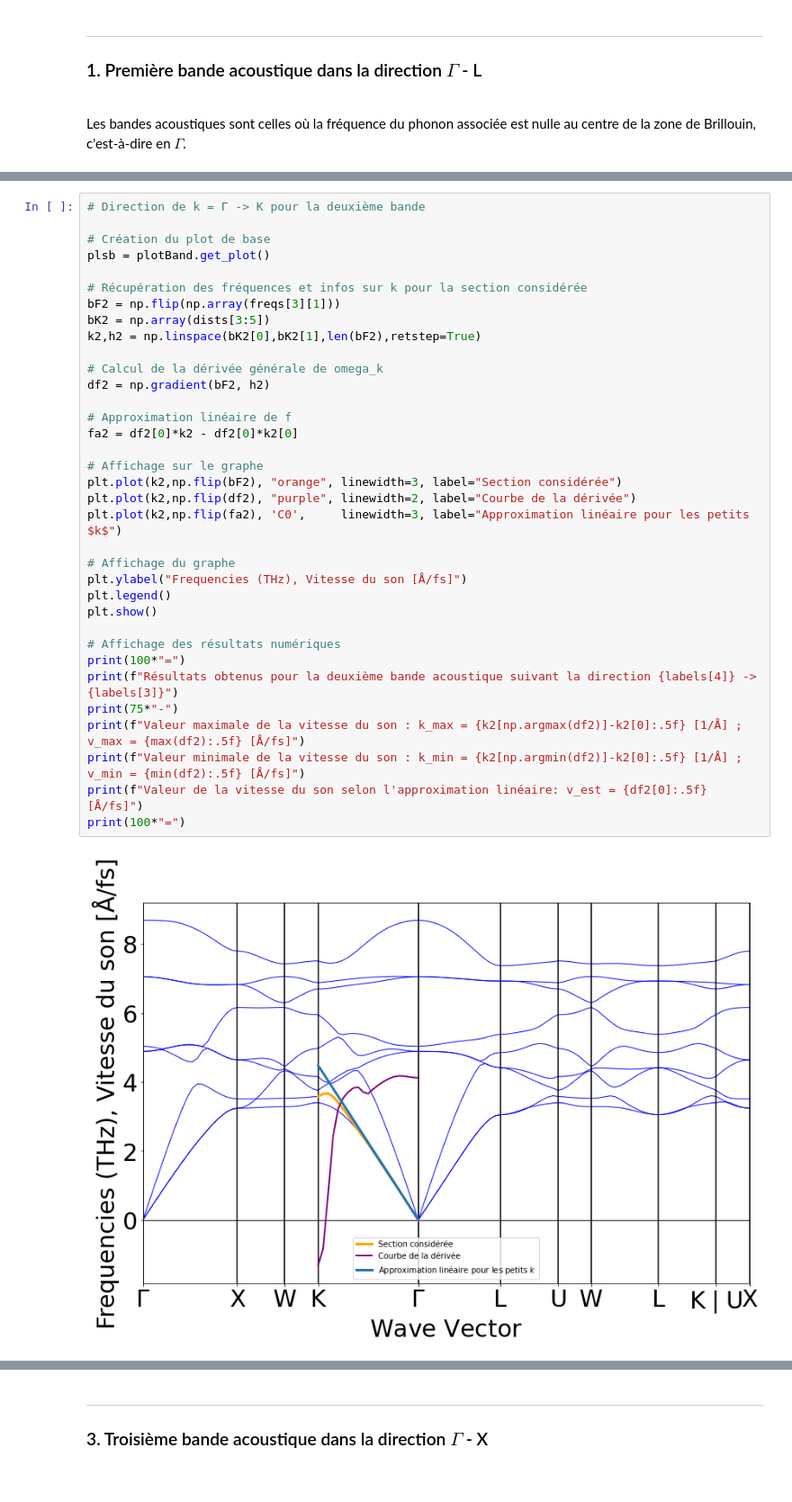
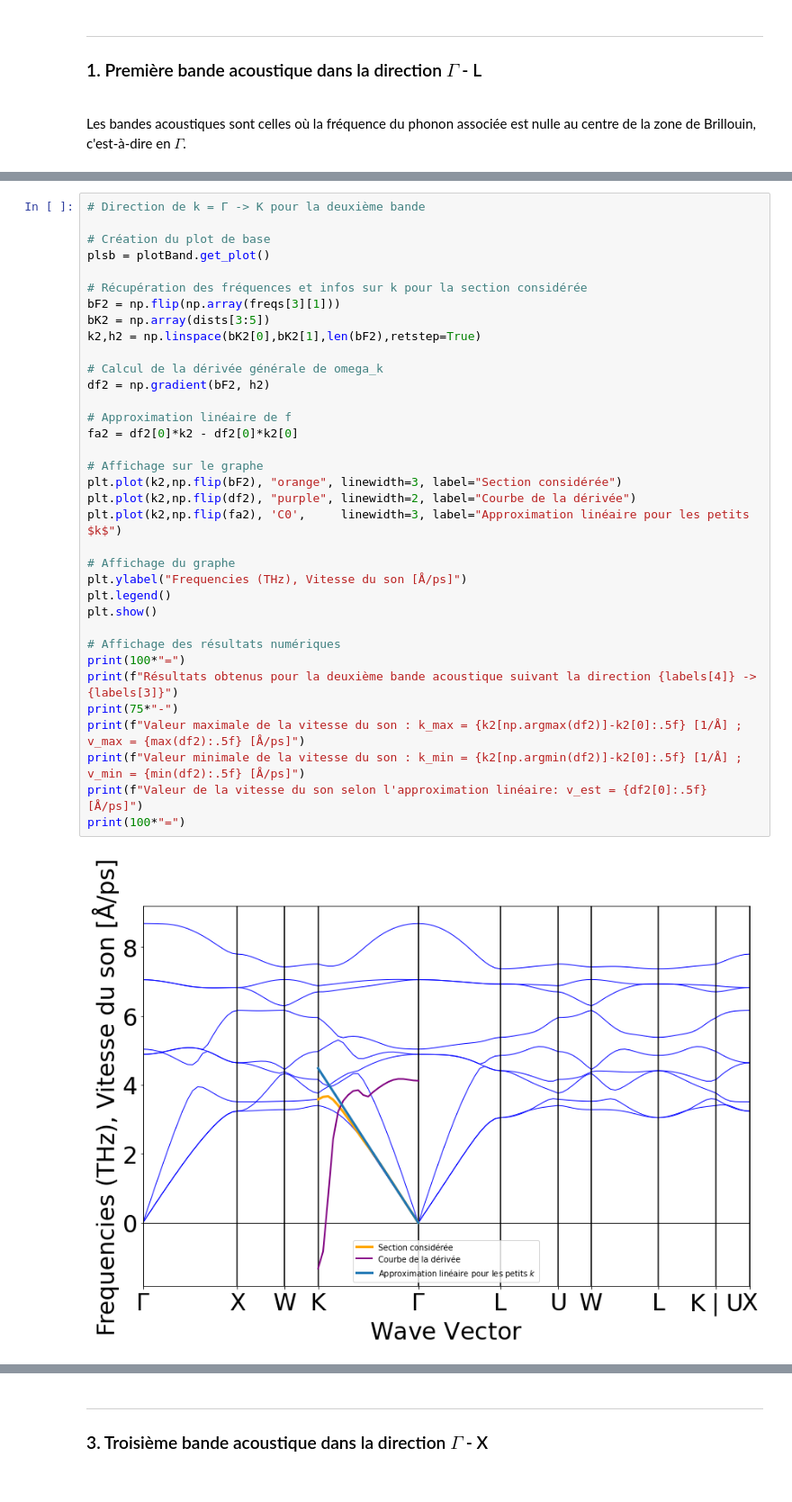
Before and after one commit to StevenGuyCap/lmapr1492, a Jupyter notebook: ph_bands.ipynb, the cells around one changed output, grey strips where cells are left out. Shown at 90% size. Cells and saved outputs as stored; diff of their text form.

```diff
--- a/ph_bands.ipynb
+++ b/ph_bands.ipynb
@@ -128,38 +130,38 @@ Valeur de la vitesse du son selon l'approximation linéaire : v_est = 4.00170 [
 
 # Création du plot de base
 plsb = plotBand.get_plot()
 
 # Récupération des fréquences et infos sur k pour la section considérée
 bF2 = np.flip(np.array(freqs[3][1]))
 bK2 = np.array(dists[3:5])
 k2,h2 = np.linspace(bK2[0],bK2[1],len(bF2),retstep=True)
 
 # Calcul de la dérivée générale de omega_k
 df2 = np.gradient(bF2, h2)
 
 # Approximation linéaire de f
 fa2 = df2[0]*k2 - df2[0]*k2[0]
 
 # Affichage sur le graphe
 plt.plot(k2,np.flip(bF2), "orange", linewidth=3, label="Section considérée")
 plt.plot(k2,np.flip(df2), "purple", linewidth=2, label="Courbe de la dérivée")
 plt.plot(k2,np.flip(fa2), 'C0',     linewidth=3, label="Approximation linéaire pour les petits $k$")
 
 # Affichage du graphe
-plt.ylabel("Frequencies (THz), Vitesse du son [Å/fs]")
+plt.ylabel("Frequencies (THz), Vitesse du son [Å/ps]")
 plt.legend()
 plt.show()
 
 # Affichage des résultats numériques
 print(100*"=")
 print(f"Résultats obtenus pour la deuxième bande acoustique suivant la direction {labels[4]} -> {labels[3]}")
 print(75*"-")
-print(f"Valeur maximale de la vitesse du son : k_max = {k2[np.argmax(df2)]-k2[0]:.5f} [1/Å] ; v_max = {max(df2):.5f} [Å/fs]")
-print(f"Valeur minimale de la vitesse du son : k_min = {k2[np.argmin(df2)]-k2[0]:.5f} [1/Å] ; v_min = {min(df2):.5f} [Å/fs]")
-print(f"Valeur de la vitesse du son selon l'approximation linéaire: v_est = {df2[0]:.5f} [Å/fs]")
+print(f"Valeur maximale de la vitesse du son : k_max = {k2[np.argmax(df2)]-k2[0]:.5f} [1/Å] ; v_max = {max(df2):.5f} [Å/ps]")
+print(f"Valeur minimale de la vitesse du son : k_min = {k2[np.argmin(df2)]-k2[0]:.5f} [1/Å] ; v_min = {min(df2):.5f} [Å/ps]")
+print(f"Valeur de la vitesse du son selon l'approximation linéaire: v_est = {df2[0]:.5f} [Å/ps]")
 print(100*"=")
 # %% [output]
-[figure, old version]
+[figure, new version]
 ====================================================================================================
 Résultats obtenus pour la deuxième bande acoustique suivant la direction Γ -> K
 ---------------------------------------------------------------------------
```
Also changed, not shown: parts of 4 cells of this notebook.
